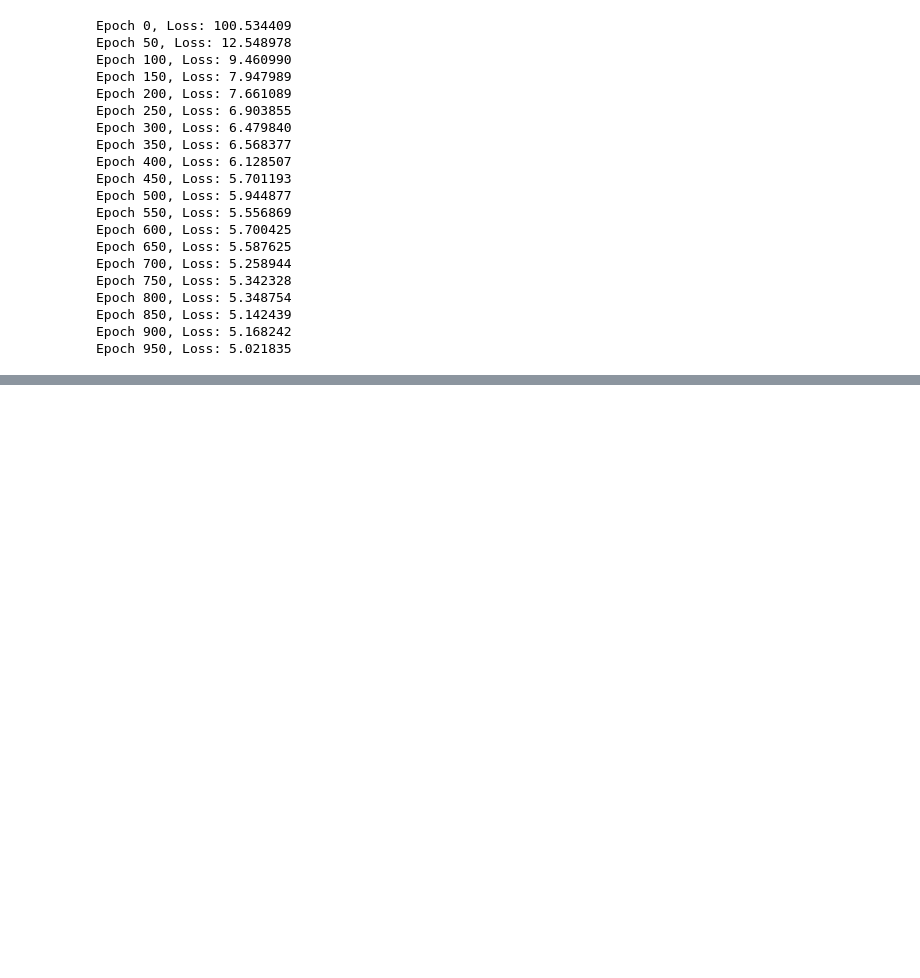
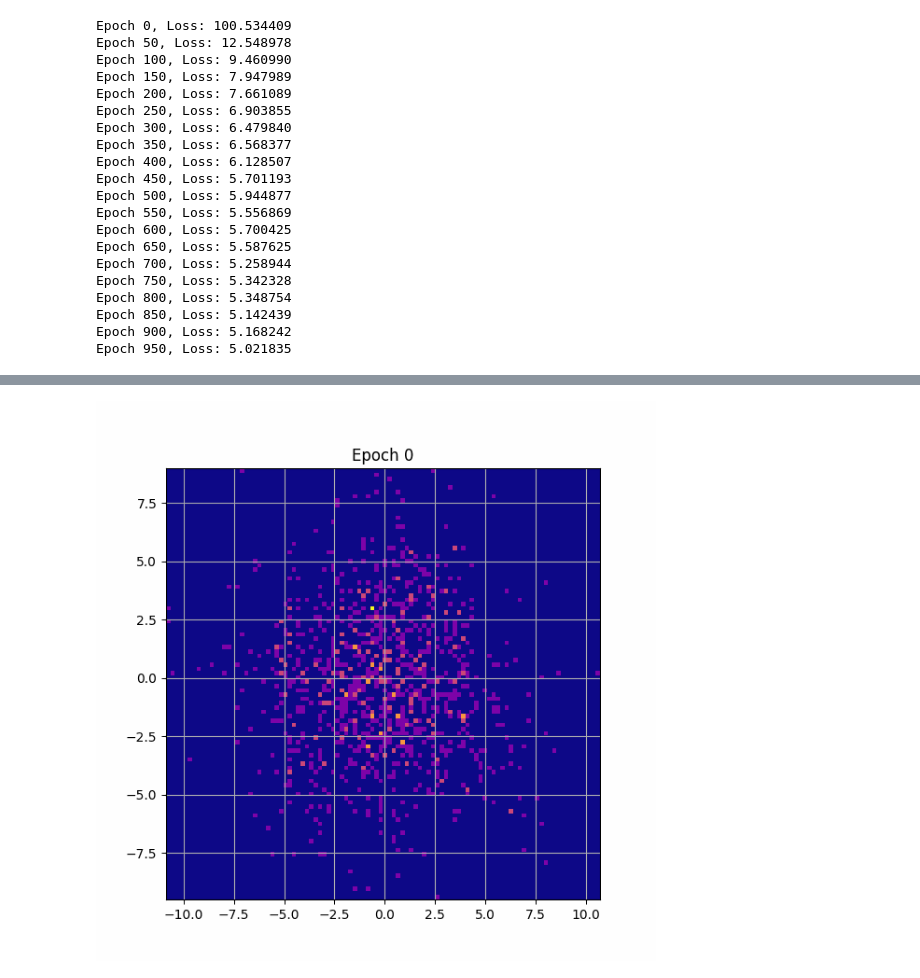
Before and after one commit to Jaseelkt007/Generative_AI_basics, a Jupyter notebook: Langvin_sampling.ipynb, the cells around one changed output, grey strips where cells are left out. Cells and saved outputs as stored; diff of their text form; code cells hidden in the pictures; blank space fills up the shorter version.

```diff
--- a/Langvin_sampling.ipynb
+++ b/Langvin_sampling.ipynb
@@ -564,0 +592,20 @@ Here in this case we use same step size for each pixel, and same sigma for each
+# %%
+import torch
+import torch.nn as nn
+import torch.nn.functional as F
+
+class ScoreNet(nn.Module):
+    def __init__(self):
+        super().__init__()
+        self.net = nn.Sequential(
+            nn.Linear(2 + 1, 128),  # input: [x, sigma]
+            nn.ReLU(),
+            nn.Linear(128, 128),
+            nn.ReLU(),
+            nn.Linear(128, 2)       # output: gradient w.r.t x (2D)
+        )
+
+    def forward(self, x, sigma):
+        sigma_input = sigma.view(-1, 1)  # ensure shape [B,1]
+        x_sigma = torch.cat([x, sigma_input], dim=1)
+        return self.net(x_sigma)
@@ -564,0 +695,13 @@ Here in this case we use same step size for each pixel, and same sigma for each
+# %%
+from IPython.display import Image, display
+with imageio.get_writer('langevin_training.gif', mode='I', duration=1) as writer:
+    for fname in frame_paths:
+        image = imageio.imread(fname)
+        writer.append_data(image)
+
+if os.path.exists("langevin_training.gif"):
+    display(Image(filename="langevin_training.gif"))
+else:
+    print("GIF not found!")
+# %% [output]
+[figure, added]
```
Also changed, not shown: parts of 11 cells of this notebook.
